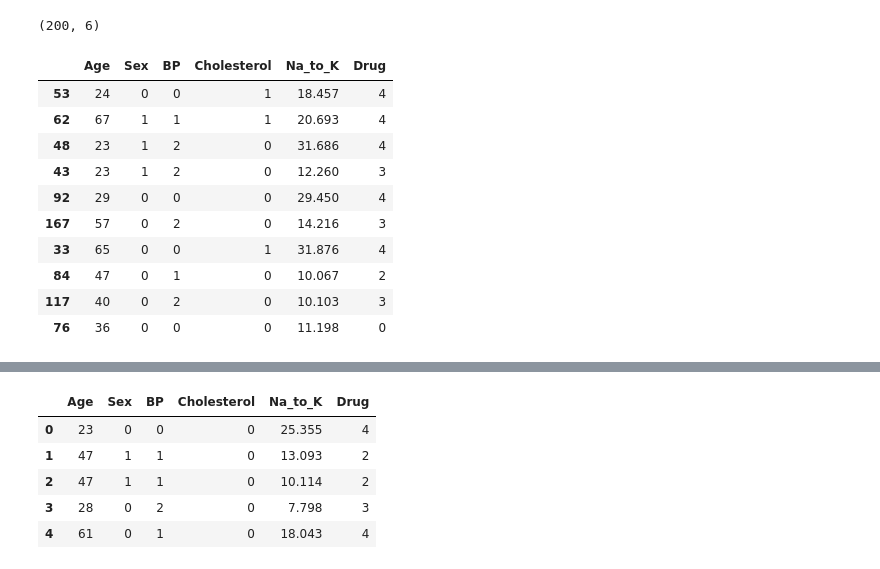
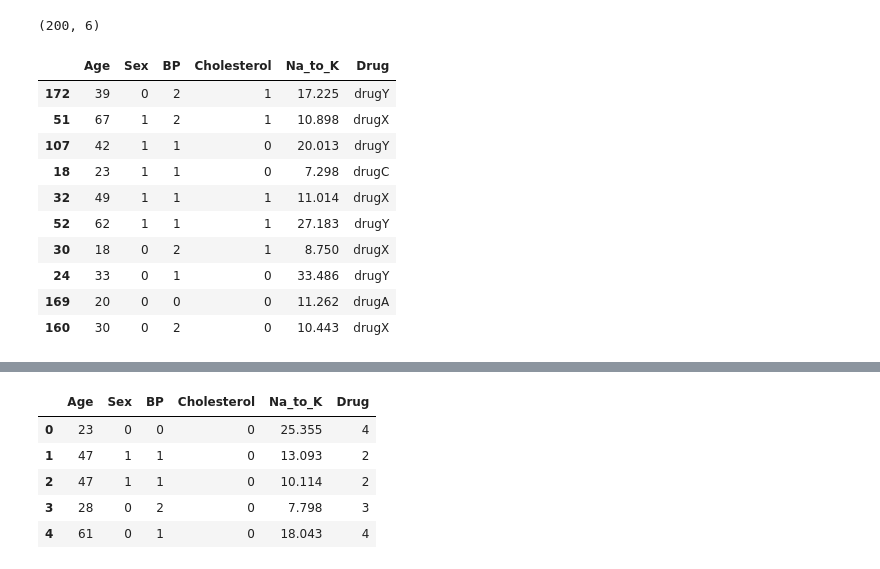
Before and after one commit to JamshidbekYusupov/Practical_Codes, a Jupyter notebook: Durg_recomending_analysis.ipynb, the cells around one changed output, grey strips where cells are left out. Cells and saved outputs as stored; diff of their text form; code cells hidden in the pictures.

```diff
--- a/Durg_recomending_analysis.ipynb
+++ b/Durg_recomending_analysis.ipynb
@@ -30,22 +30,21 @@ df.shape
 # %%
 encoder = LabelEncoder()
 df['Sex'] = encoder.fit_transform(df['Sex'].values)
 df['BP'] = encoder.fit_transform(df['BP'].values)
 df['Cholesterol'] = encoder.fit_transform(df['Cholesterol'].values)
-df['Drug'] = encoder.fit_transform(df['Drug'].values)
 df.sample(10)
 # %% [output]
 |  | Age | Sex | BP | Cholesterol | Na_to_K | Drug |
-| 53 | 24 | 0 | 0 | 1 | 18.457 | 4 |
-| 62 | 67 | 1 | 1 | 1 | 20.693 | 4 |
-| 48 | 23 | 1 | 2 | 0 | 31.686 | 4 |
-| 43 | 23 | 1 | 2 | 0 | 12.260 | 3 |
-| 92 | 29 | 0 | 0 | 0 | 29.450 | 4 |
-| 167 | 57 | 0 | 2 | 0 | 14.216 | 3 |
-| 33 | 65 | 0 | 0 | 1 | 31.876 | 4 |
-| 84 | 47 | 0 | 1 | 0 | 10.067 | 2 |
-| 117 | 40 | 0 | 2 | 0 | 10.103 | 3 |
-| 76 | 36 | 0 | 0 | 0 | 11.198 | 0 |
+| 172 | 39 | 0 | 2 | 1 | 17.225 | drugY |
+| 51 | 67 | 1 | 2 | 1 | 10.898 | drugX |
+| 107 | 42 | 1 | 1 | 0 | 20.013 | drugY |
+| 18 | 23 | 1 | 1 | 0 | 7.298 | drugC |
+| 32 | 49 | 1 | 1 | 1 | 11.014 | drugX |
+| 52 | 62 | 1 | 1 | 1 | 27.183 | drugY |
+| 30 | 18 | 0 | 2 | 1 | 8.750 | drugX |
+| 24 | 33 | 0 | 1 | 0 | 33.486 | drugY |
+| 169 | 20 | 0 | 0 | 0 | 11.262 | drugA |
+| 160 | 30 | 0 | 2 | 0 | 10.443 | drugX |
 # %%
 corr_matrix = df.corr().abs()
 corr_matrix.style.background_gradient(cmap = "coolwarm")
```
Also changed, not shown: parts of 5 cells of this notebook.
